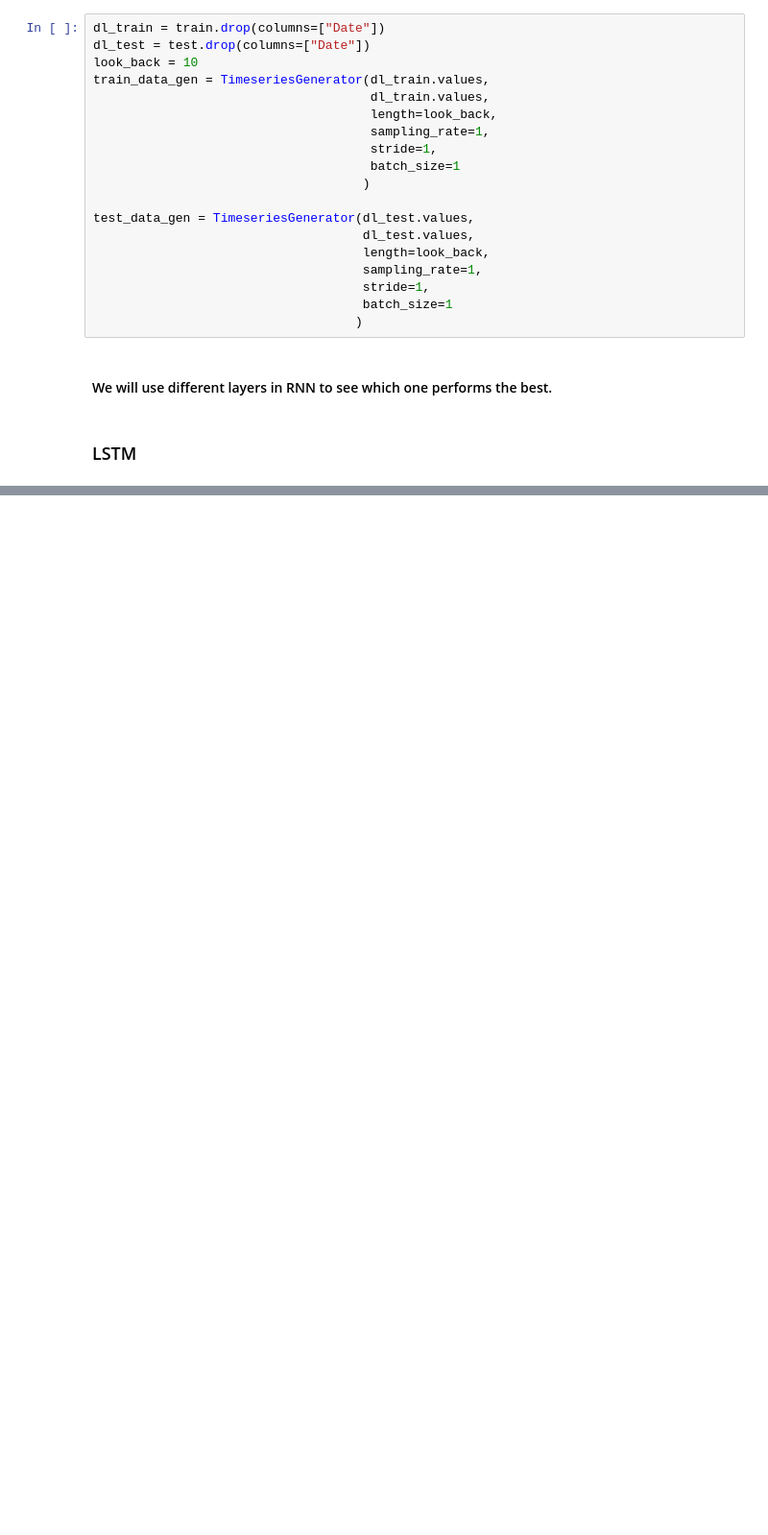
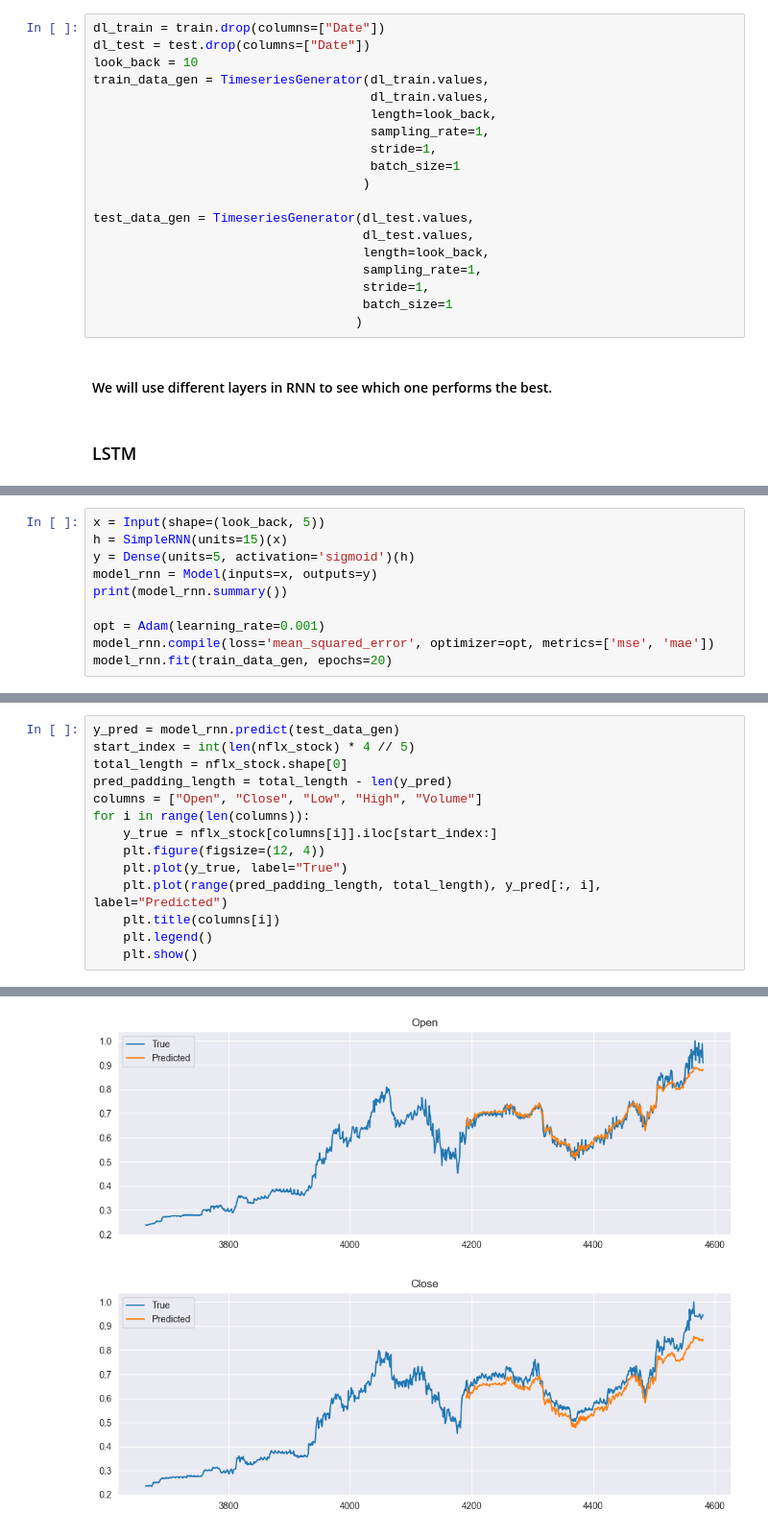
Before and after one commit to MartinH2k3/IAUProject, a Jupyter notebook: forecastM.ipynb, the cells around one changed output, grey strips where cells are left out. Shown at 96% size. Cells and saved outputs as stored; diff of their text form; blank space fills up the shorter version.

```diff
--- a/forecastM.ipynb
+++ b/forecastM.ipynb
@@ -561,0 +678,10 @@ plt.show()
+# %%
+x = Input(shape=(look_back, 5))
+h = SimpleRNN(units=15)(x)
+y = Dense(units=5, activation='sigmoid')(h)
+model_rnn = Model(inputs=x, outputs=y)
+print(model_rnn.summary())
+
+opt = Adam(learning_rate=0.001)
+model_rnn.compile(loss='mean_squared_error', optimizer=opt, metrics=['mse', 'mae'])
+model_rnn.fit(train_data_gen, epochs=20)
@@ -561,0 +730,15 @@ plt.show()
+# %%
+y_pred = model_rnn.predict(test_data_gen)
+start_index = int(len(nflx_stock) * 4 // 5)
+total_length = nflx_stock.shape[0]
+pred_padding_length = total_length - len(y_pred)
+columns = ["Open", "Close", "Low", "High", "Volume"]
+for i in range(len(columns)):
+    y_true = nflx_stock[columns[i]].iloc[start_index:]
+    plt.figure(figsize=(12, 4))
+    plt.plot(y_true, label="True")
+    plt.plot(range(pred_padding_length, total_length), y_pred[:, i], label="Predicted")
+    plt.title(columns[i])
+    plt.legend()
+    plt.show()
+# %% [output]
@@ -561,0 +746,2 @@ plt.show()
+[figure, added]
+[figure, added]
```
Also changed, not shown: parts of 50 cells of this notebook.
